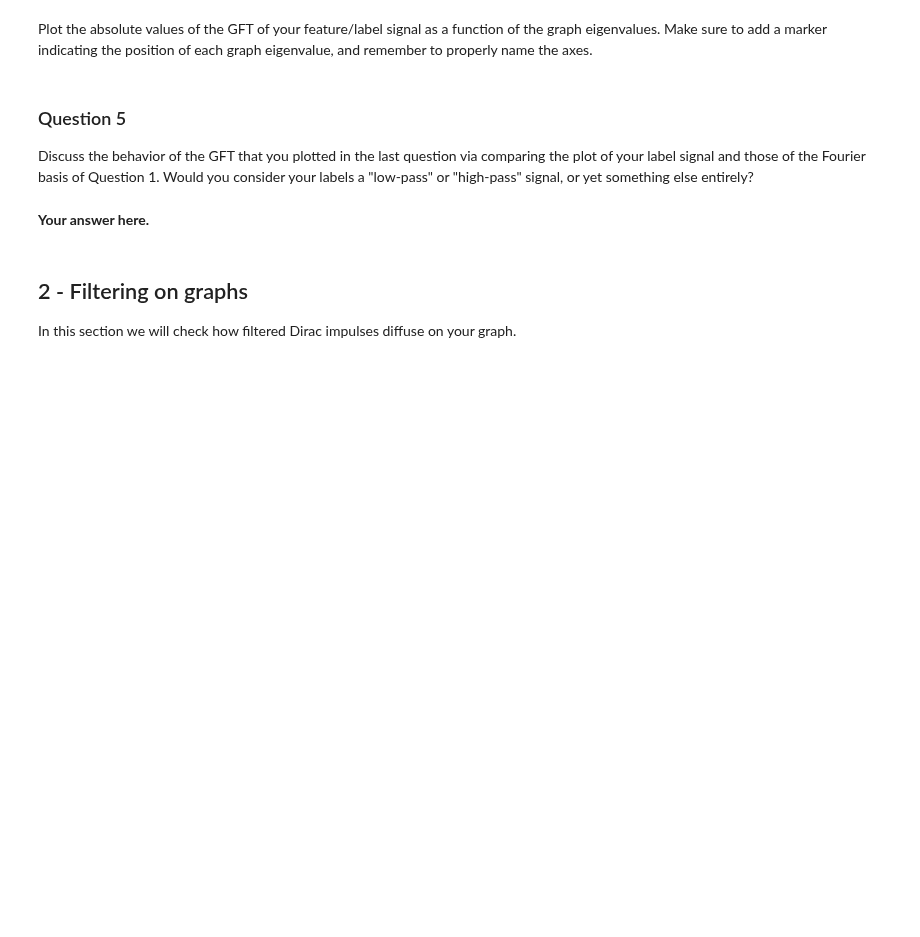
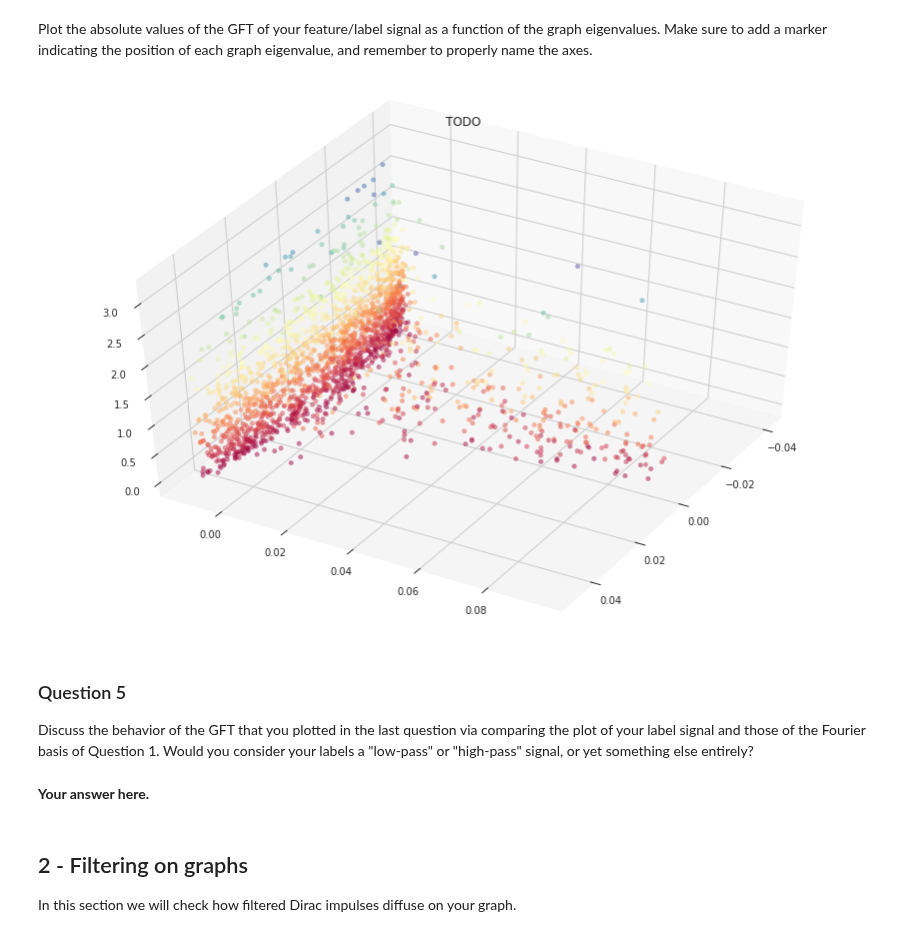
Before and after one commit to TTimTT/NTDS_Project, a Jupyter notebook: milestone_4/Tim_graph_signal_processing.ipynb, the cells around one changed output. Drawn from its saved outputs; the diff is of its cells as text; code cells hidden in the pictures; blank space fills up the shorter version.

```diff
--- a/milestone_4/Tim_graph_signal_processing.ipynb
+++ b/milestone_4/Tim_graph_signal_processing.ipynb
@@ -162,3 +176,15 @@ Plot the absolute values of the GFT of your feature/label signal as a function o
+# %%
+from mpl_toolkits.mplot3d import Axes3D
+seaborn.set_style(style='white')
+plt.figure(figsize=(15, 10))
+ax = plt.axes(projection='3d')
+ax.view_init(45, 30)
+
+ax.scatter(U[:, 1], U[:, 2], abs(GFT(labels)), c=abs(GFT(labels)), alpha=0.5, cmap='Spectral')
+plt.title('TODO')
+plt.show()
+# %% [output]
+[figure, added]
 # %% [markdown]
 ### Question 5
 
```
Also changed, not shown: parts of 22 cells of this notebook.
